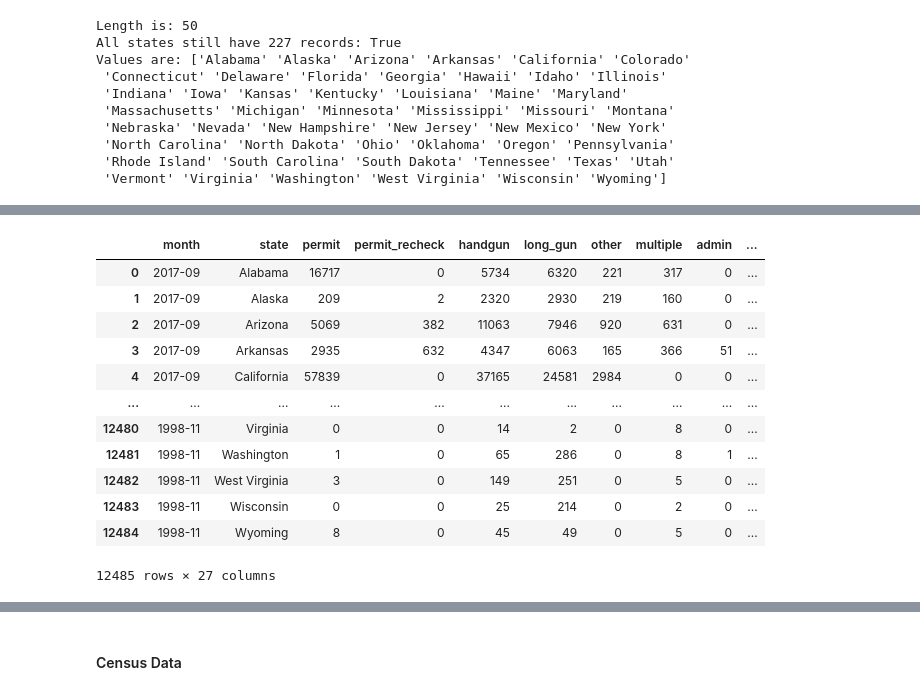
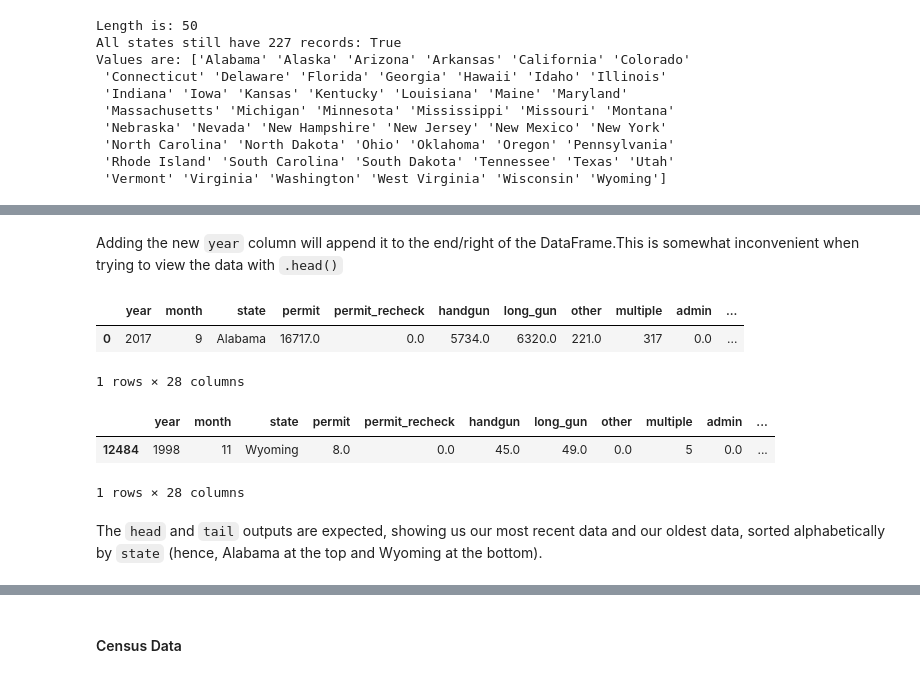
Before and after one commit to birbarino/Python-Projects, a Jupyter notebook: intro-to-ds/project/Investigate_a_Dataset.ipynb, the cells around one changed output, grey strips where cells are left out. Saved outputs shown, nothing was run; the diff lists cells and outputs as text; code cells hidden in the pictures.

```diff
--- a/intro-to-ds/project/Investigate_a_Dataset.ipynb
+++ b/intro-to-ds/project/Investigate_a_Dataset.ipynb
@@ -232,20 +410,34 @@ All all 50 states still have 227 records: True
+# %%
+# Extract sequence of 4 digits, followed by a dash (not captured), then 2 digits
+df_date = df_nics['month'].str.extract('(\d{4})-(\d{2})').astype('int16')
+
+df_nics['year'] = df_date[0]
+df_nics['month'] = df_date[1]
+
+# This DataFrame will not be used later and can be destroyed
+del df_date
+# %% [markdown]
+Adding the new `year` column will append it to the end/right of the DataFrame.This is somewhat inconvenient when trying to view the data with `.head()`
+# %%
+# To reorder, first we will make a list of columns with 'year' at the start
+# Then we will use the .reindex() method to set the columns to the new order we want
+df_nics = df_nics.reindex(columns=['year'] + list(df_nics.columns)[:-1])
+df_nics.head(1)
+# %% [output]
+|  | year | month | state | permit | permit_recheck | handgun | long_gun | other | multiple | admin | ... |
+| 0 | 2017 | 9 | Alabama | 16717.0 | 0.0 | 5734.0 | 6320.0 | 221.0 | 317 | 0.0 | ... |
+1 rows × 28 columns
+# %%
+df_nics.tail(1)
+# %% [output]
+|  | year | month | state | permit | permit_recheck | handgun | long_gun | other | multiple | admin | ... |
+| 12484 | 1998 | 11 | Wyoming | 8.0 | 0.0 | 45.0 | 49.0 | 0.0 | 5 | 0.0 | ... |
+1 rows × 28 columns
+# %% [markdown]
+The `head` and `tail` outputs are expected, showing us our most recent data and our oldest data, sorted alphabetically by `state` (hence, Alabama at the top and Wyoming at the bottom).
 # %%
-numeric_cols = df_nics.columns.to_list()[2:]  # permit --> totals
+numeric_cols = df_nics.columns.to_list()[3:]  # permit --> totals
 
-# Re-cast all numeric columns to int32
+# Re-cast columns to 32-bit integer
 for col in numeric_cols:
     df_nics[col] = df_nics[col].astype('int32')
-# %% [output]
-|  | month | state | permit | permit_recheck | handgun | long_gun | other | multiple | admin | ... |
-| 0 | 2017-09 | Alabama | 16717 | 0 | 5734 | 6320 | 221 | 317 | 0 | ... |
-| 1 | 2017-09 | Alaska | 209 | 2 | 2320 | 2930 | 219 | 160 | 0 | ... |
-| 2 | 2017-09 | Arizona | 5069 | 382 | 11063 | 7946 | 920 | 631 | 0 | ... |
-| 3 | 2017-09 | Arkansas | 2935 | 632 | 4347 | 6063 | 165 | 366 | 51 | ... |
-| 4 | 2017-09 | California | 57839 | 0 | 37165 | 24581 | 2984 | 0 | 0 | ... |
-| ... | ... | ... | ... | ... | ... | ... | ... | ... | ... | ... |
-| 12480 | 1998-11 | Virginia | 0 | 0 | 14 | 2 | 0 | 8 | 0 | ... |
-| 12481 | 1998-11 | Washington | 1 | 0 | 65 | 286 | 0 | 8 | 1 | ... |
-| 12482 | 1998-11 | West Virginia | 3 | 0 | 149 | 251 | 0 | 5 | 0 | ... |
-| 12483 | 1998-11 | Wisconsin | 0 | 0 | 25 | 214 | 0 | 2 | 0 | ... |
-| 12484 | 1998-11 | Wyoming | 8 | 0 | 45 | 49 | 0 | 5 | 0 | ... |
-12485 rows × 27 columns
```
Also changed, not shown: parts of 60 cells of this notebook, 2 other files.
